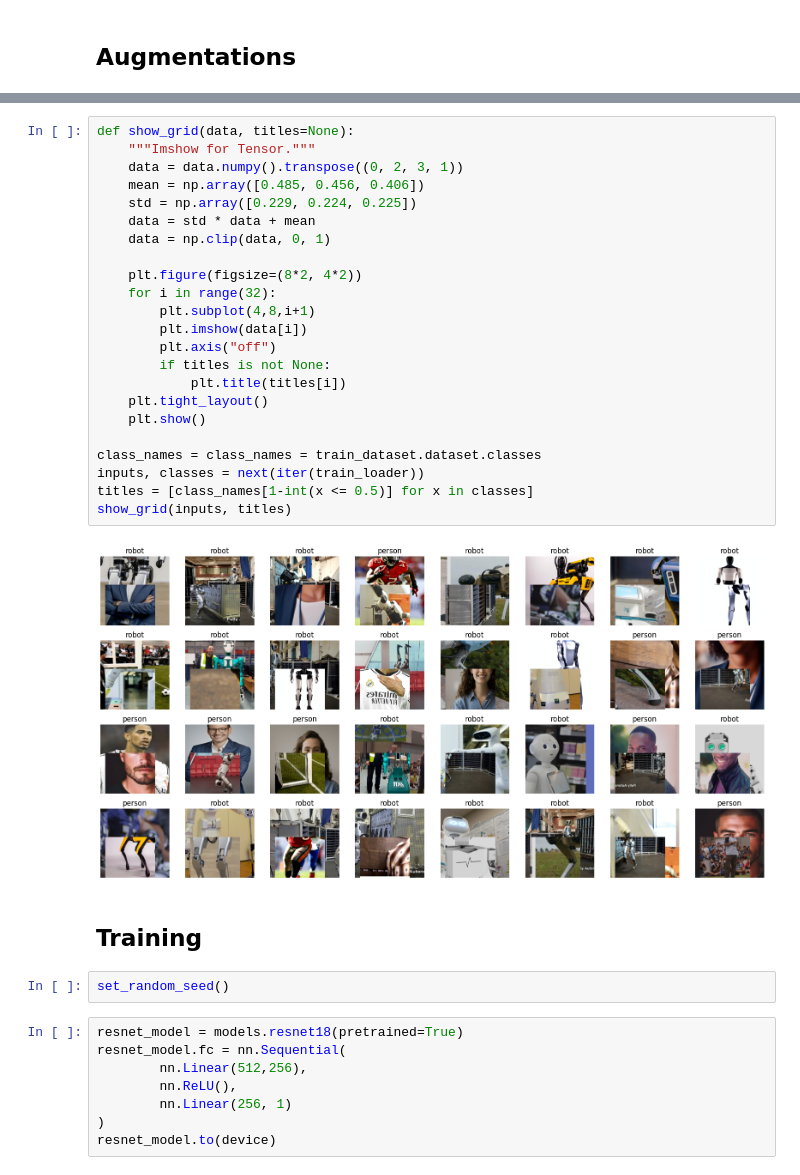
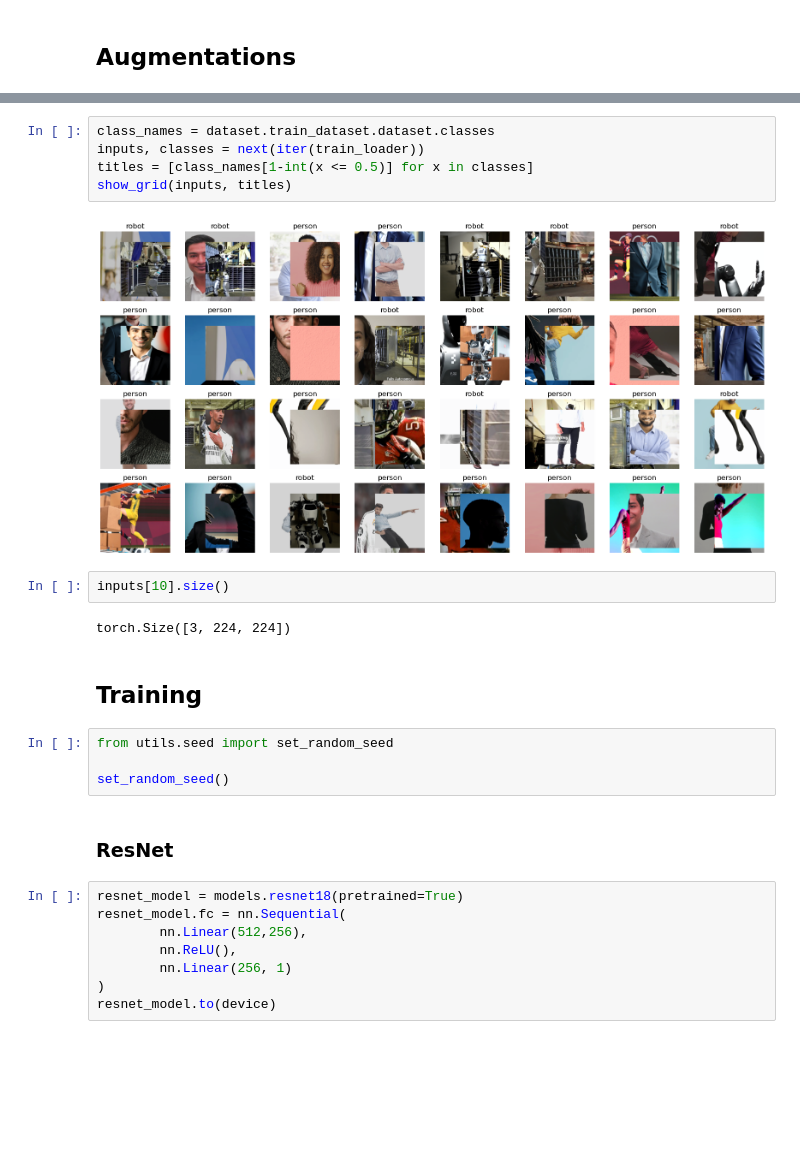
Before and after one commit to kel16/CudaLabTasksSS25, a Jupyter notebook: Session2/Solution2.ipynb, the cells around one changed output, grey strips where cells are left out. Cells and saved outputs as stored; diff of their text form; blank space fills up the shorter version.

```diff
--- a/Session2/Solution2.ipynb
+++ b/Session2/Solution2.ipynb
@@ -77,32 +55,22 @@ Validation set size: 107 images
 # %%
-def show_grid(data, titles=None):
-    """Imshow for Tensor."""
-    data = data.numpy().transpose((0, 2, 3, 1))
-    mean = np.array([0.485, 0.456, 0.406])
-    std = np.array([0.229, 0.224, 0.225])
-    data = std * data + mean
-    data = np.clip(data, 0, 1)
-
-    plt.figure(figsize=(8*2, 4*2))
-    for i in range(32):
-        plt.subplot(4,8,i+1)
-        plt.imshow(data[i])
-        plt.axis("off")
-        if titles is not None:
-            plt.title(titles[i])
-    plt.tight_layout()
-    plt.show()
-
-class_names = class_names = train_dataset.dataset.classes
+class_names = dataset.train_dataset.dataset.classes
 inputs, classes = next(iter(train_loader))
 titles = [class_names[1-int(x <= 0.5)] for x in classes]
 show_grid(inputs, titles)
 # %% [output]
-[figure, old version]
+[figure, new version]
+# %%
+inputs[10].size()
+# %% [output]
+torch.Size([3, 224, 224])
 # %% [markdown]
 ## Training
 # %%
+from utils.seed import set_random_seed
+
 set_random_seed()
+# %% [markdown]
+### ResNet
 # %%
 resnet_model = models.resnet18(pretrained=True)
 resnet_model.fc = nn.Sequential(
```
Also changed, not shown: parts of 15 cells of this notebook, 17 other files.
